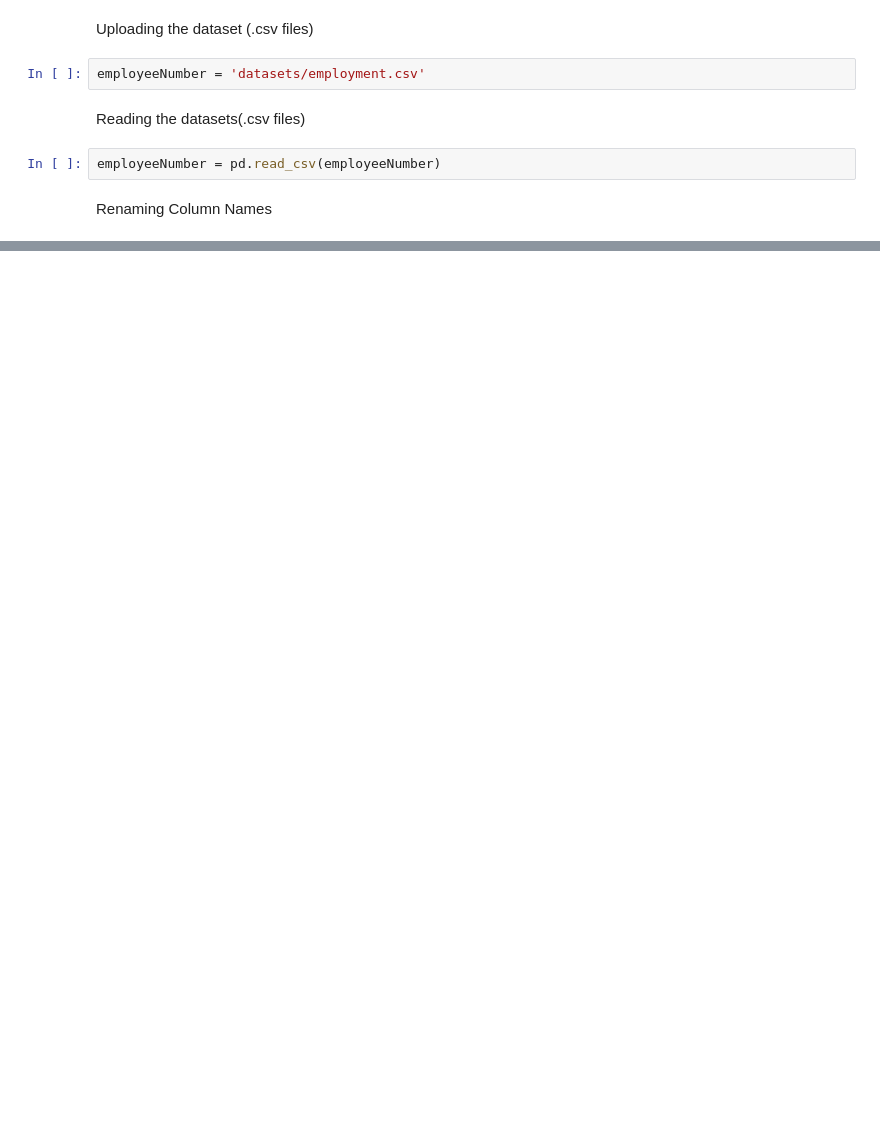
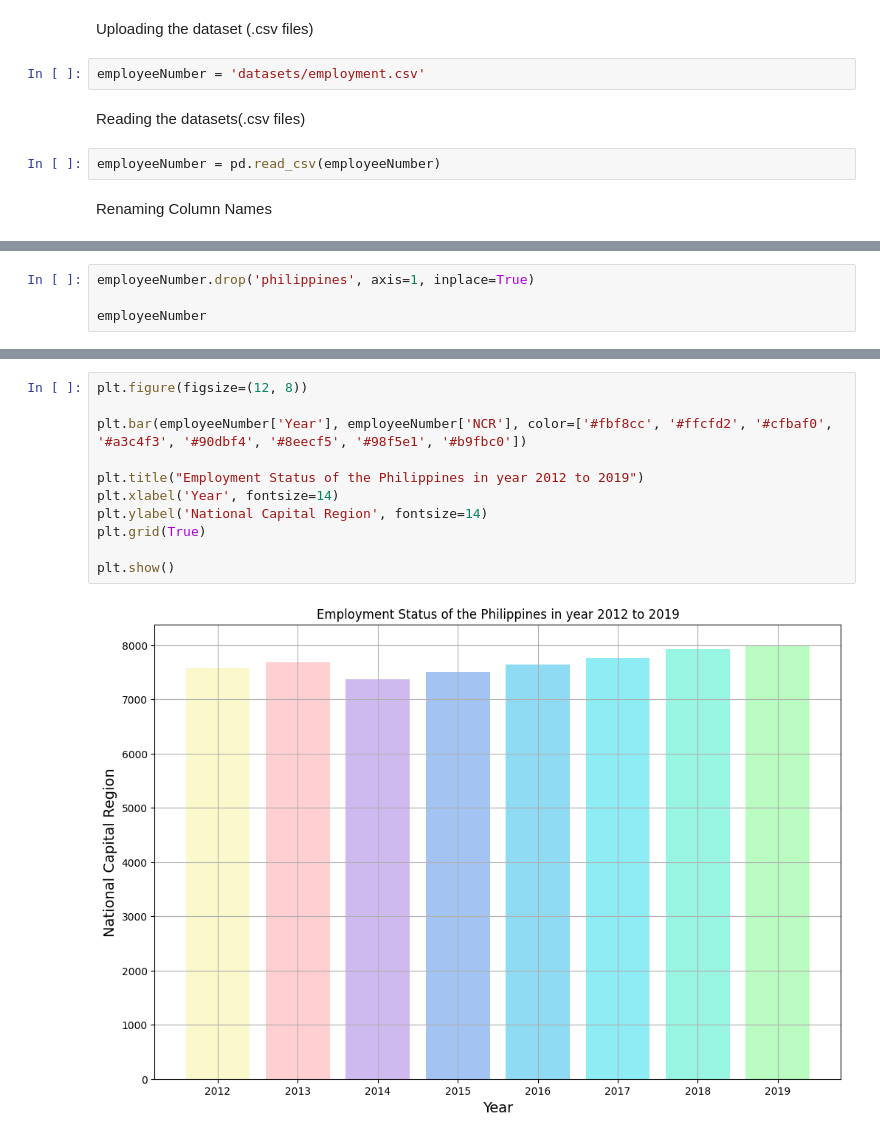
Before and after one commit to KuyaGit/dataanalyticsfinals, a Jupyter notebook: data.ipynb, the cells around one changed output, grey strips where cells are left out. Cells and saved outputs as stored; diff of their text form; blank space fills up the shorter version.

Commit message:
Visualization

```diff
--- a/data.ipynb
+++ b/data.ipynb
@@ -32,0 +36,4 @@ employeeNumber
+# %%
+employeeNumber.drop('philippines', axis=1, inplace=True)
+
+employeeNumber
@@ -32,0 +104,13 @@ employeeNumber
+# %%
+plt.figure(figsize=(12, 8))
+
+plt.bar(employeeNumber['Year'], employeeNumber['NCR'], color=['#fbf8cc', '#ffcfd2', '#cfbaf0', '#a3c4f3', '#90dbf4', '#8eecf5', '#98f5e1', '#b9fbc0'])
+
+plt.title("Employment Status of the Philippines in year 2012 to 2019")
+plt.xlabel('Year', fontsize=14)
+plt.ylabel('National Capital Region', fontsize=14)
+plt.grid(True)
+
+plt.show()
+# %% [output]
+[figure, added]
```
Also changed, not shown: parts of 13 cells of this notebook.
